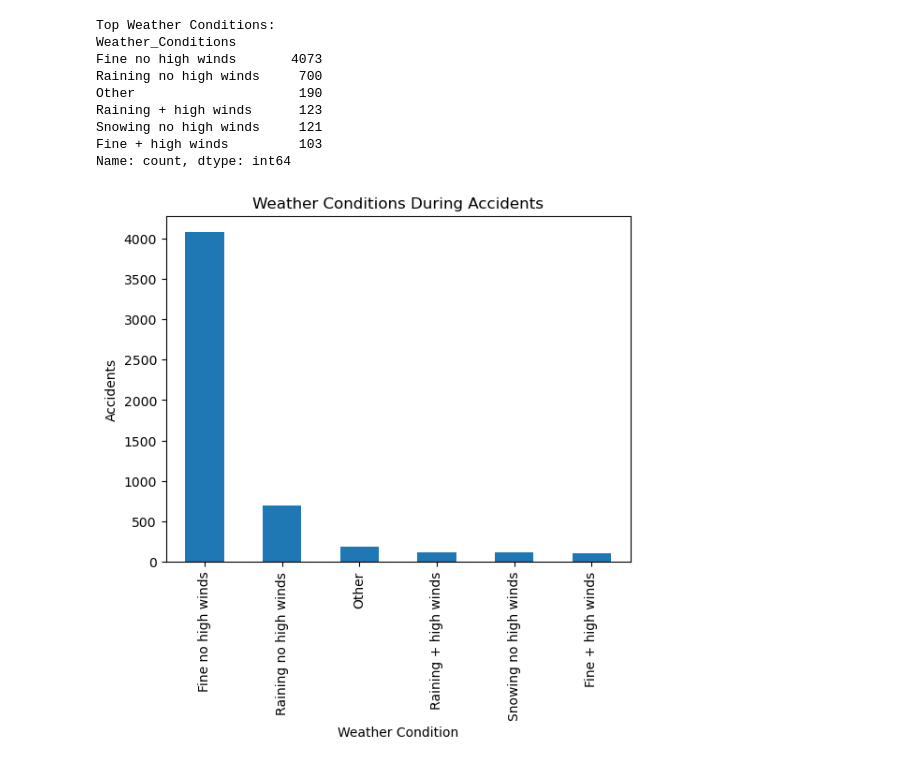
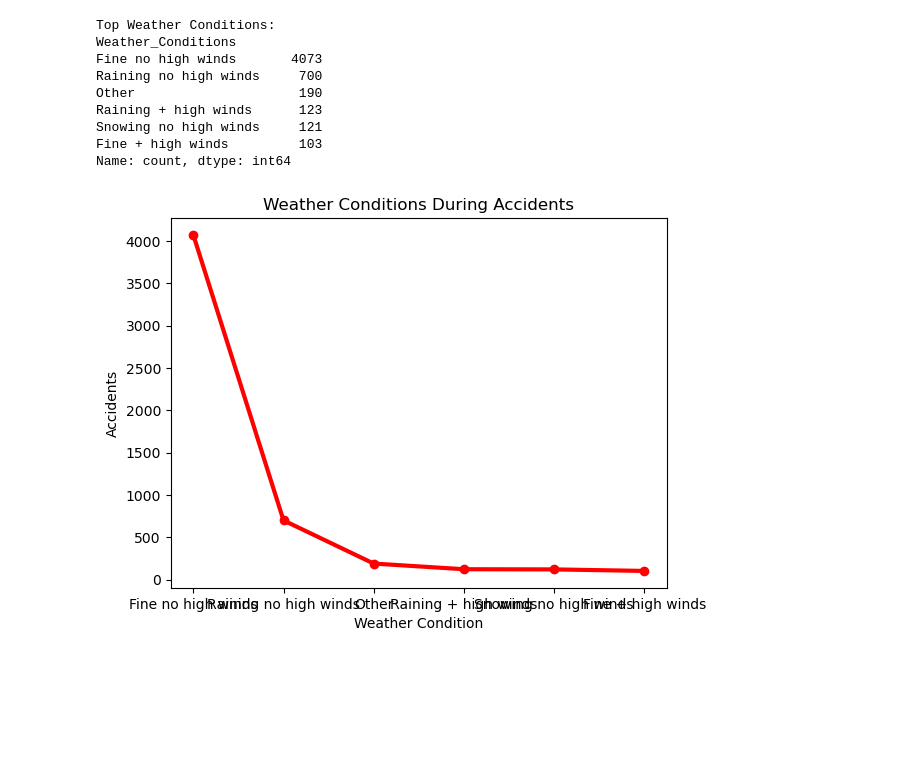
Before and after one commit to minsu3/UK-Road-Safety-Analysis, a Jupyter notebook: main.ipynb, the cells around one changed output. Saved outputs shown, nothing was run; the diff lists cells and outputs as text; code cells hidden in the pictures; blank space fills up the shorter version.

```diff
--- a/main.ipynb
+++ b/main.ipynb
@@ -182,10 +199,12 @@ Fine + high winds         103
 Name: count, dtype: int64
 # %%
 # setting bar chart for weather conditions when accidents happened
-weather_counts.plot(kind="bar")
+
+plt.plot(weather_counts, color='red', marker='o', linestyle='-', linewidth=3)
+
 plt.title("Weather Conditions During Accidents")
 plt.xlabel("Weather Condition")
 plt.ylabel("Accidents")
 plt.show()
 # %% [output]
-[figure, old version]
+[figure, new version]
```
Also changed, not shown: parts of 1 cell of this notebook.
